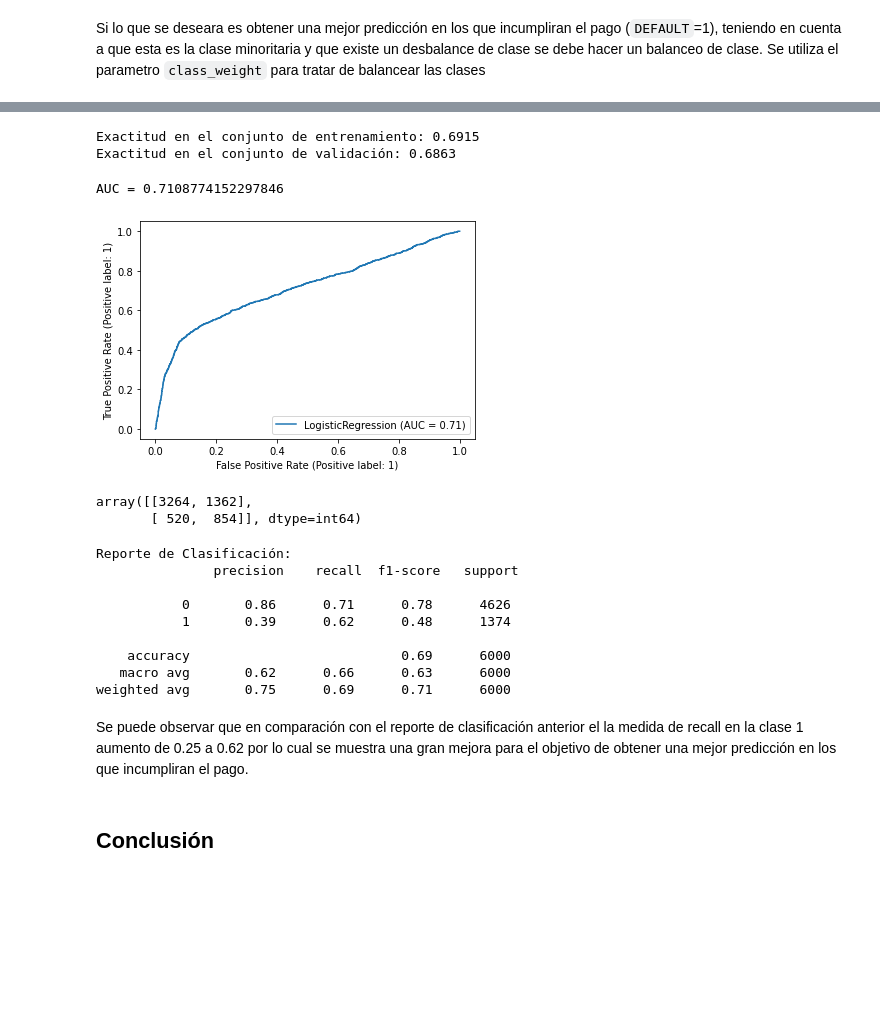
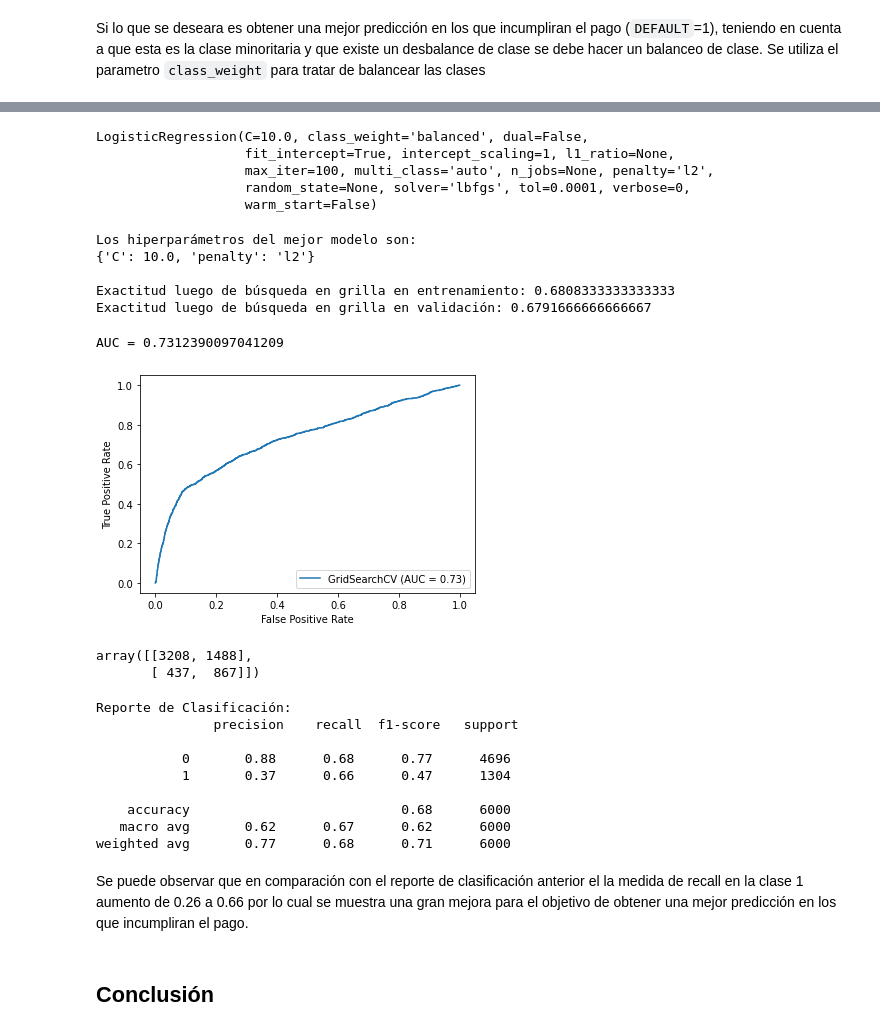
Before and after one commit to christopherfr/trabajofinalml, a Jupyter notebook: Trabajo_final_ML.ipynb, the cells around one changed output, grey strips where cells are left out. Cells and saved outputs as stored; diff of their text form; code cells hidden in the pictures; blank space fills up the shorter version.

```diff
--- a/Trabajo_final_ML.ipynb
+++ b/Trabajo_final_ML.ipynb
@@ -1222,3 +1304,19 @@ logisticRegr_P = LogisticRegression (C=1.0,penalty='l2',random_state=1,
+# %%
+logisticRegr_b = LogisticRegression (class_weight="balanced")
+# %%
+Cs_p=np.logspace(-3,3,7)
+penal=['l1','l2']
+estim={'C': Cs_p,
+           'penalty':penal
+          }
+# %%
+Rgl_grid_bc = GridSearchCV(estimator = logisticRegr_b,
+                          param_grid = estim,
+                          cv = skf,          # Validación cruzada 10-fold
+                          scoring = ['accuracy','f1'],
+                          refit = 'f1',
+                          verbose=2,
+                          n_jobs = -1)      # Paralelizar en todos los cores disponibles
 # %%
-logisticRegr_P.fit (Xtrain_PCA, y_train)
+Rgl_grid_bc.fit(Xtrain_PCA, y_train)
 # %% [output]
@@ -1226,19 +1342,33 @@ LogisticRegression(class_weight='balanced', random_state=1)
-# %%
-score_train_Lr_P = logisticRegr_P.score(Xtrain_PCA, y_train)
-score_test_Lr_P = logisticRegr_P.score(Xtest_PCA, y_test)
-print('Exactitud en el conjunto de entrenamiento: %0.4f' % score_train_Lr_P)
-print('Exactitud en el conjunto de validación: %0.4f' % score_test_Lr_P)
-# %% [output]
-Exactitud en el conjunto de entrenamiento: 0.6915
-Exactitud en el conjunto de validación: 0.6863
+# %%
+Rgl_grid_bc_best = Rgl_grid_bc.best_estimator_
+Rgl_grid_bc_best
+# %% [output]
+LogisticRegression(C=10.0, class_weight='balanced', dual=False,
+                   fit_intercept=True, intercept_scaling=1, l1_ratio=None,
+                   max_iter=100, multi_class='auto', n_jobs=None, penalty='l2',
+                   random_state=None, solver='lbfgs', tol=0.0001, verbose=0,
+                   warm_start=False)
+# %%
+from pprint import pprint
+print('Los hiperparámetros del mejor modelo son:')
+pprint(Rgl_grid_bc.best_params_)
+print()
+
+print('Exactitud luego de búsqueda en grilla en entrenamiento:', Rgl_grid_bc_best.score(Xtrain_PCA, y_train))
+print('Exactitud luego de búsqueda en grilla en validación:', Rgl_grid_bc_best.score(Xtest_PCA, y_test))
+# %% [output]
+Los hiperparámetros del mejor modelo son:
+{'C': 10.0, 'penalty': 'l2'}
+
+Exactitud luego de búsqueda en grilla en entrenamiento: 0.6808333333333333
+Exactitud luego de búsqueda en grilla en validación: 0.6791666666666667
 # %%
-from sklearn import metrics
-y_pred_val_Lr_P= logisticRegr_P.predict_proba(Xtest_PCA)[:,1]
-auc_roc = metrics.roc_auc_score(y_test, y_pred_val_Lr_P)
+y_pred_val_Rgl_bc = Rgl_grid_bc.predict_proba(Xtest_PCA)[:,1]
+auc_roc = metrics.roc_auc_score(y_test, y_pred_val_Rgl_bc)
 print('AUC =', auc_roc)
 
-metrics.plot_roc_curve(logisticRegr_P, Xtest_PCA, y_test)
+metrics.plot_roc_curve(Rgl_grid_bc, Xtest_PCA, y_test)
 plt.show()
 # %% [output]
-AUC = 0.7108774152297846
+AUC = 0.7312390097041209
-[figure, old version]
+[figure, new version]
@@ -1251,23 +1377,23 @@ y_pred_RL_p =logisticRegr_P.predict(Xtest_PCA)
 # %%
-confusion_matrix(y_test, y_pred_RL_p)
+confusion_matrix(y_test, y_pred_RL_bc)
 # %% [output]
-array([[3264, 1362],
-       [ 520,  854]], dtype=int64)
+array([[3208, 1488],
+       [ 437,  867]])
 # %%
 print("Reporte de Clasificación:\n",
-      classification_report( y_test, y_pred_RL_p))
+      classification_report( y_test, y_pred_RL_bc))
 # %% [output]
 Reporte de Clasificación:
                precision    recall  f1-score   support
 
-           0       0.86      0.71      0.78      4626
-           1       0.39      0.62      0.48      1374
+           0       0.88      0.68      0.77      4696
+           1       0.37      0.66      0.47      1304
 
-    accuracy                           0.69      6000
-   macro avg       0.62      0.66      0.63      6000
-weighted avg       0.75      0.69      0.71      6000
+    accuracy                           0.68      6000
+   macro avg       0.62      0.67      0.62      6000
+weighted avg       0.77      0.68      0.71      6000
 # %% [markdown]
-Se puede observar que en comparación con el reporte de clasificación anterior el la medida de recall en la clase 1 aumento de 0.25 a 0.62 por lo cual se muestra una gran mejora para el objetivo de obtener una mejor predicción en los que incumpliran el pago.
+Se puede observar que en comparación con el reporte de clasificación anterior el la medida de recall en la clase 1 aumento de 0.26 a 0.66 por lo cual se muestra una gran mejora para el objetivo de obtener una mejor predicción en los que incumpliran el pago.
 # %% [markdown]
 ## Conclusión
 # %% [markdown]
```
Also changed, not shown: parts of 47 cells of this notebook.
